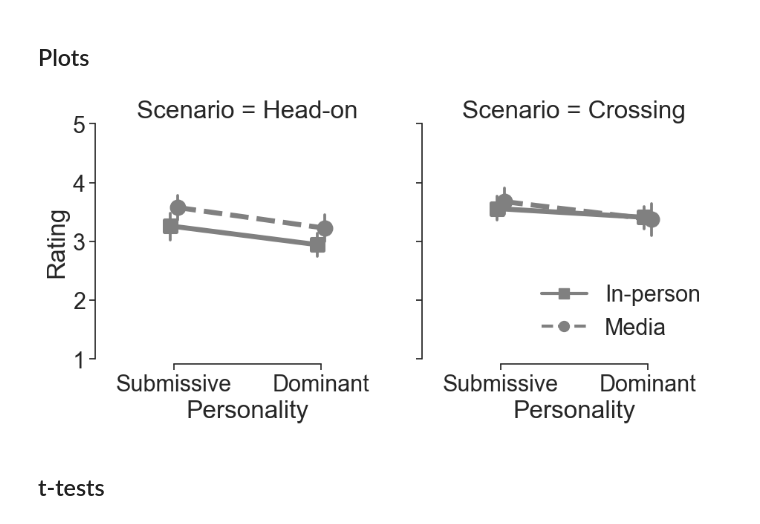
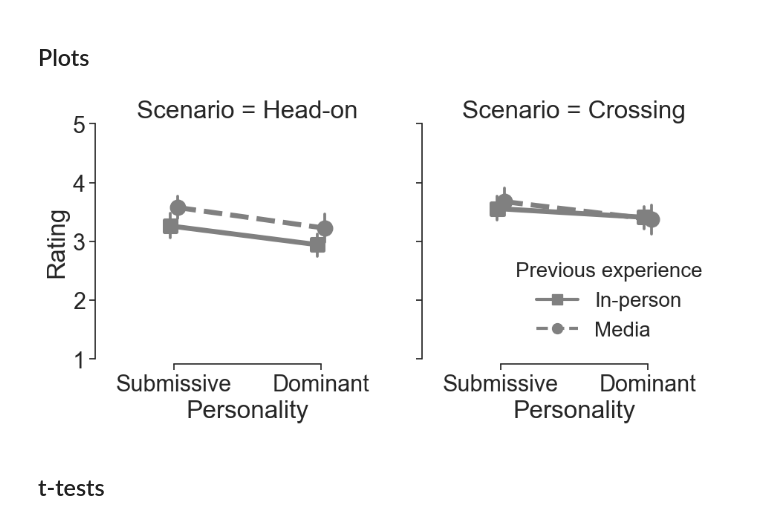
Before and after one commit to tud-hri/Spot-DataAnalysis, a Jupyter notebook: questionnaire_analysis.ipynb, the cells around one changed output. Cells and saved outputs as stored; diff of their text form; code cells hidden in the pictures.

```diff
--- a/questionnaire_analysis.ipynb
+++ b/questionnaire_analysis.ipynb
@@ -126,20 +126,20 @@ sm.stats.anova_lm(model, typ=2)
 # %%
 g = sns.catplot(data=data_long.rename(columns={"Appearance": "Personality"}).replace("Videos", "Media"),
                 y="Rating", x="Personality", col="Scenario", hue="Experience", kind="point", dodge=True, scale=1.8, markers=["s", "o"], palette=["grey", "grey"], legend=False)
 (ax1, ax2) = g.axes.flatten()
 ax1.lines[3].set_linestyle("--")
 ax2.lines[3].set_linestyle("--")
 ax1.set_ylim((1, 5))
 ax2.set_ylim((1, 5))
 
 legend_elements = [Line2D([], [], color="grey", marker="s", ms=10, lw=3, ls="-", label="In-person"),
                    Line2D([], [], color="grey", marker="o", ms=10, lw=3, ls="--", label="Media")]
-ax2.legend(handles=legend_elements, frameon=False, loc="lower right")
+ax2.legend(handles=legend_elements, frameon=False, loc="lower right", fontsize=20).set_title("Previous experience", prop={'size':20})
 
 sns.despine(offset=5, trim=True)
 plt.savefig("output/perception_appearance_experience.png", bbox_inches="tight", dpi=300)
 # %% [output]
-[figure, old version]
+[figure, new version]
 # %% [markdown]
 ## t-tests
 # %%
```
Also changed, not shown: 1 other file.
